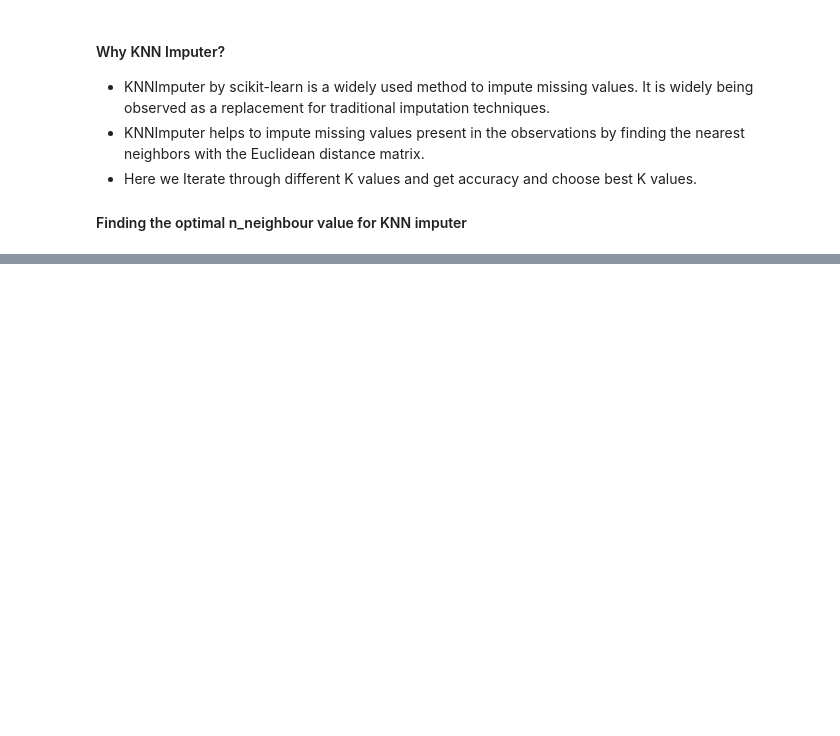
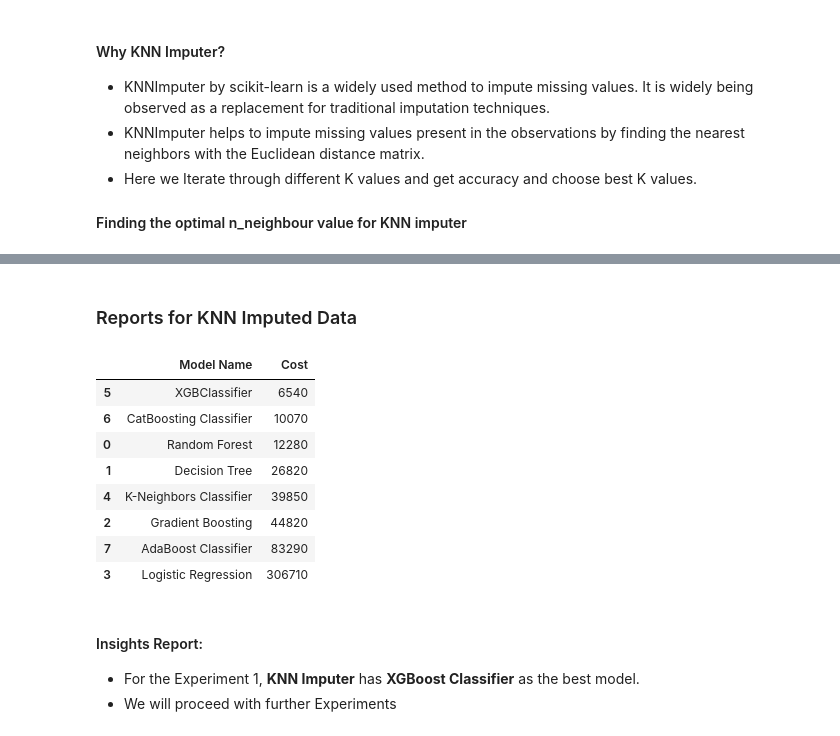
Before and after one commit to salmanfaruqi81/Sensor-Fault-Detection, a Jupyter notebook: Exploratory_Data_Analysis_Notebook.ipynb, the cells around one changed output, grey strips where cells are left out. Saved outputs shown, nothing was run; the diff lists cells and outputs as text; code cells hidden in the pictures; blank space fills up the shorter version.

```diff
--- a/Exploratory_Data_Analysis_Notebook.ipynb
+++ b/Exploratory_Data_Analysis_Notebook.ipynb
@@ -403,0 +434,2 @@ X1 = robustscaler.fit_transform(X)
+# %%
+X_knn = knn_pipeline.fit_transform(X)
@@ -403,0 +454,10 @@ X1 = robustscaler.fit_transform(X)
+# %%
+from imblearn.combine import SMOTETomek
+
+# Resampling the minority class. The strategy can be changed as required
+
+smt = SMOTETomek(random_state=42, sampling_strategy='auto', n_jobs = -1)
+
+# Fit the model to generate the data
+
+X_res, y_res = smt.fit_resample(X_knn, y)
@@ -403,0 +466,12 @@ X1 = robustscaler.fit_transform(X)
+# %%
+# Dictionary that contains models for experiment
+models = {
+    "Random Forest": RandomForestClassifier(),
+    "Decision Tree": DecisionTreeClassifier(),
+    "Gradient Boosting": GradientBoostingClassifier(),
+    "Logistic Regression": LogisticRegression(),
+     "K-Neighbors Classifier": KNeighborsClassifier(),
+    "XGBClassifier": XGBClassifier(),
+     "CatBoosting Classifier": CatBoostClassifier(verbose=False),
+    "AdaBoost Classifier": AdaBoostClassifier()
+}
@@ -403,0 +480,2 @@ X1 = robustscaler.fit_transform(X)
+# %%
+report_knn = evaluate_models(X_res, y_res, models)
@@ -403,0 +500,19 @@ X1 = robustscaler.fit_transform(X)
+# %% [markdown]
+### Reports for KNN Imputed Data
+# %%
+report_knn
+# %% [output]
+|  | Model Name | Cost |
+| 5 | XGBClassifier | 6540 |
+| 6 | CatBoosting Classifier | 10070 |
+| 0 | Random Forest | 12280 |
+| 1 | Decision Tree | 26820 |
+| 4 | K-Neighbors Classifier | 39850 |
+| 2 | Gradient Boosting | 44820 |
+| 7 | AdaBoost Classifier | 83290 |
+| 3 | Logistic Regression | 306710 |
+# %% [markdown]
+#### Insights Report:
+
+ - For the Experiment 1, **KNN Imputer** has **XGBoost Classifier** as the best model.
+ - We will proceed with further Experiments
```
Also changed, not shown: parts of 66 cells of this notebook, 8 other files.
